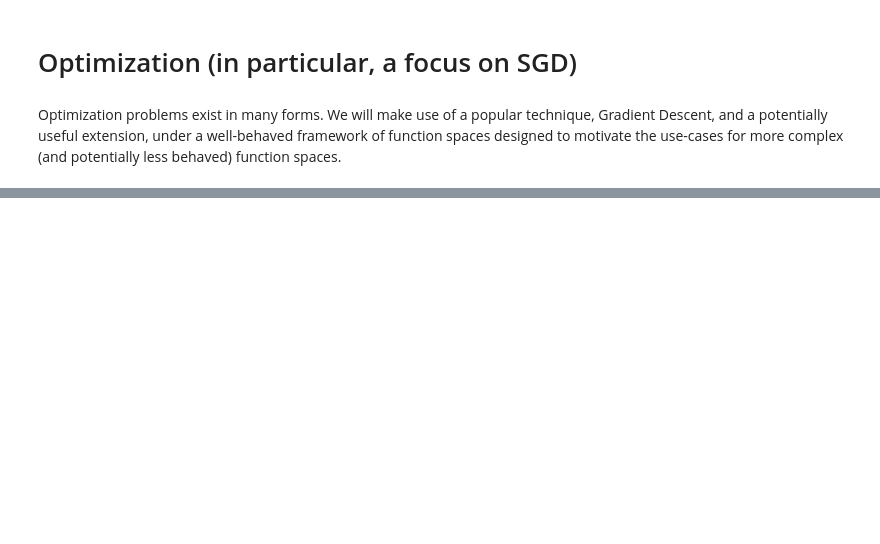
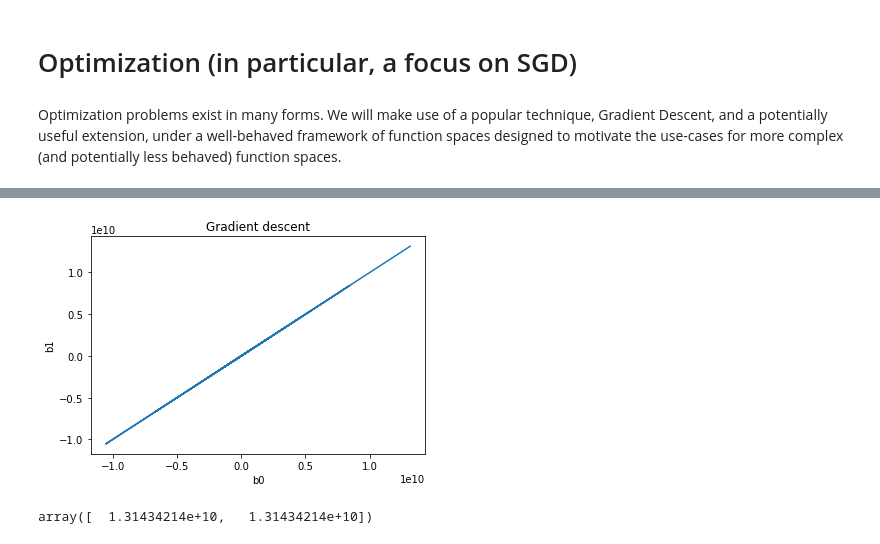
Before and after one commit to jameshorine/metis, a Jupyter notebook: teaching_demo/stochastic_gradient_descent.ipynb, the cells around one changed output, grey strips where cells are left out. Cells and saved outputs as stored; diff of their text form; code cells hidden in the pictures; blank space fills up the shorter version.

```diff
--- a/teaching_demo/stochastic_gradient_descent.ipynb
+++ b/teaching_demo/stochastic_gradient_descent.ipynb
@@ -41,0 +129,13 @@ plt.show()
+# %%
+params = np.array(params)
+plt.plot(params[:,0],params[:,1])
+plt.title('Gradient descent')
+plt.xlabel('b0')
+plt.ylabel('b1')
+plt.show()
+# %% [output]
+[figure, added]
+# %%
+params[-1]
+# %% [output]
+array([  1.31434214e+10,   1.31434214e+10])
```
Also changed, not shown: parts of 24 cells of this notebook.
